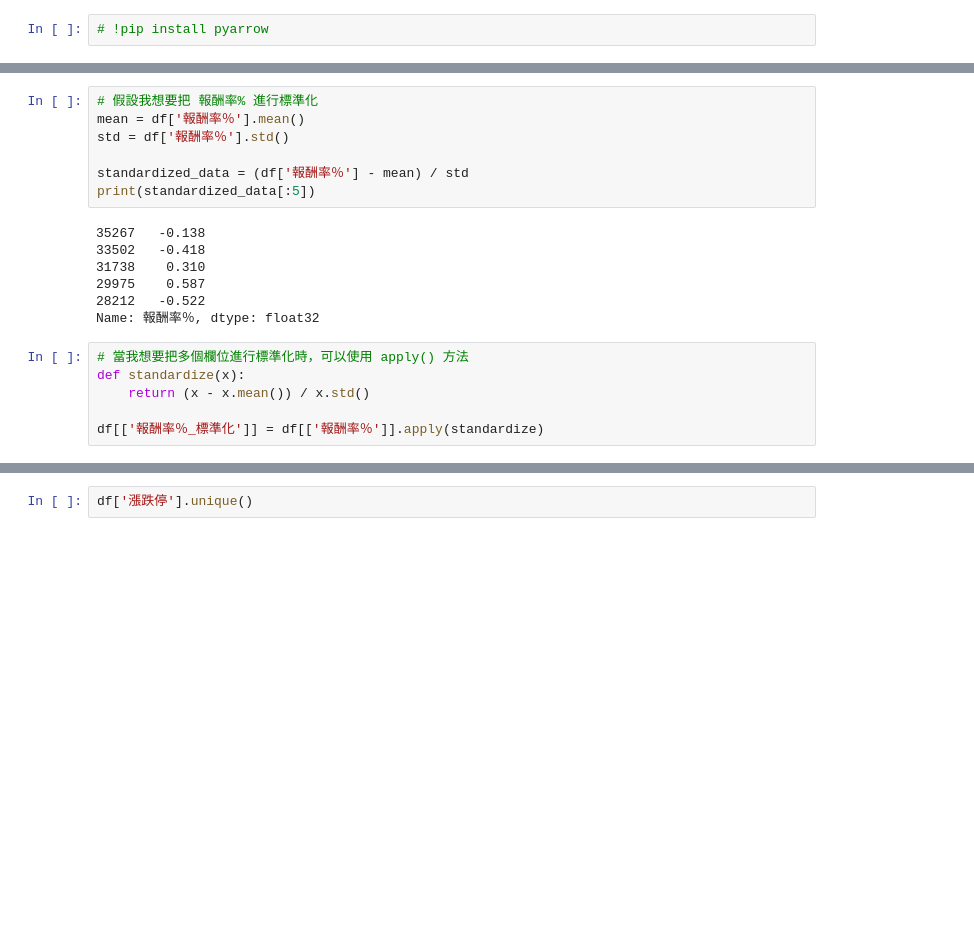
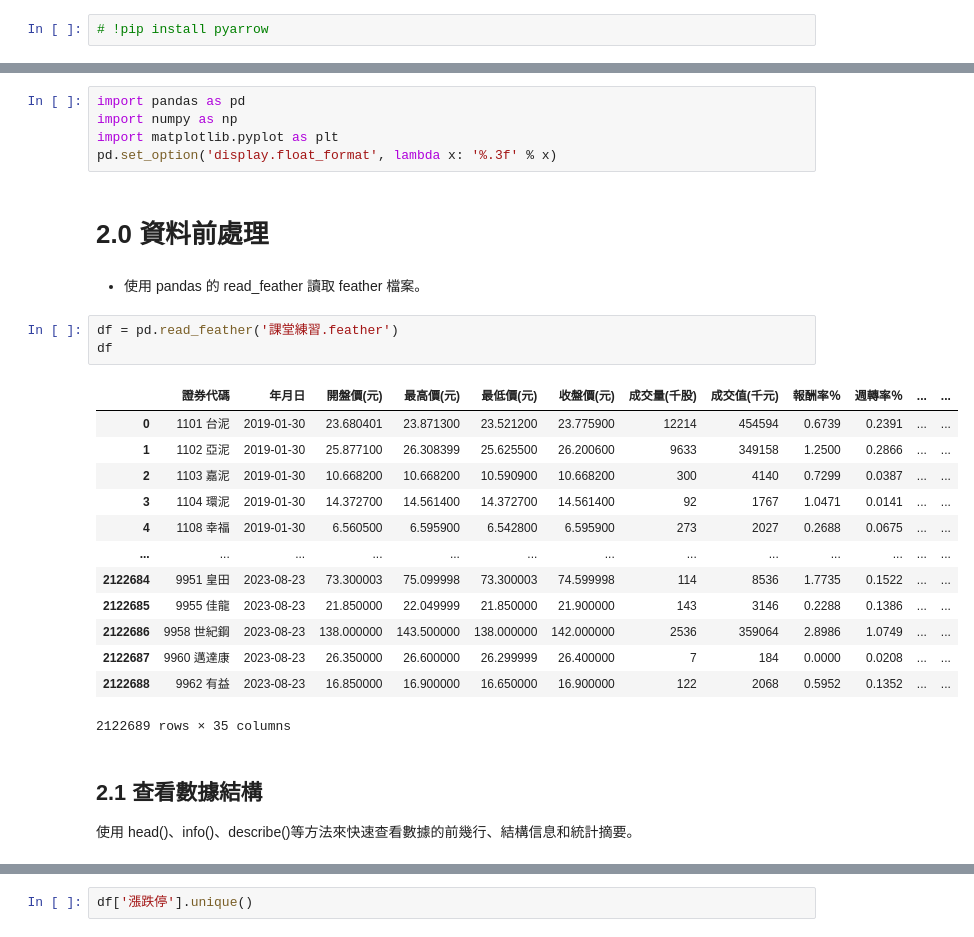
Before and after one commit to Wayne0807/FCU, a Jupyter notebook: 課堂練習.ipynb, the cells around one changed output, grey strips where cells are left out. Drawn from its saved outputs; the diff is of its cells as text; blank space fills up the shorter version.

```diff
--- a/course_Wayne.ipynb
+++ b/課堂練習.ipynb
@@ -438,20 +10,30 @@ df_no_duplicates
-# %%
-# 假設我想要把 報酬率% 進行標準化
-mean = df['報酬率％'].mean()
-std = df['報酬率％'].std()
-
-standardized_data = (df['報酬率％'] - mean) / std
-print(standardized_data[:5])
-# %% [output]
-35267   -0.138
-33502   -0.418
-31738    0.310
-29975    0.587
-28212   -0.522
-Name: 報酬率％, dtype: float32
-# %%
-# 當我想要把多個欄位進行標準化時，可以使用 apply() 方法
-def standardize(x):
-    return (x - x.mean()) / x.std()
-
-df[['報酬率％_標準化']] = df[['報酬率％']].apply(standardize)
+# %%
+import pandas as pd
+import numpy as np
+import matplotlib.pyplot as plt
+pd.set_option('display.float_format', lambda x: '%.3f' % x)
+# %% [markdown]
+# 2.0 資料前處理
+# %% [markdown]
+- 使用 pandas 的 read_feather 讀取 feather 檔案。
+# %%
+df = pd.read_feather('課堂練習.feather')
+df
+# %% [output]
+|  | 證券代碼 | 年月日 | 開盤價(元) | 最高價(元) | 最低價(元) | 收盤價(元) | 成交量(千股) | 成交值(千元) | 報酬率％ | 週轉率％ | ... | ... |
+| 0 | 1101 台泥 | 2019-01-30 | 23.680401 | 23.871300 | 23.521200 | 23.775900 | 12214 | 454594 | 0.6739 | 0.2391 | ... | ... |
+| 1 | 1102 亞泥 | 2019-01-30 | 25.877100 | 26.308399 | 25.625500 | 26.200600 | 9633 | 349158 | 1.2500 | 0.2866 | ... | ... |
+| 2 | 1103 嘉泥 | 2019-01-30 | 10.668200 | 10.668200 | 10.590900 | 10.668200 | 300 | 4140 | 0.7299 | 0.0387 | ... | ... |
+| 3 | 1104 環泥 | 2019-01-30 | 14.372700 | 14.561400 | 14.372700 | 14.561400 | 92 | 1767 | 1.0471 | 0.0141 | ... | ... |
+| 4 | 1108 幸福 | 2019-01-30 | 6.560500 | 6.595900 | 6.542800 | 6.595900 | 273 | 2027 | 0.2688 | 0.0675 | ... | ... |
+| ... | ... | ... | ... | ... | ... | ... | ... | ... | ... | ... | ... | ... |
+| 2122684 | 9951 皇田 | 2023-08-23 | 73.300003 | 75.099998 | 73.300003 | 74.599998 | 114 | 8536 | 1.7735 | 0.1522 | ... | ... |
+| 2122685 | 9955 佳龍 | 2023-08-23 | 21.850000 | 22.049999 | 21.850000 | 21.900000 | 143 | 3146 | 0.2288 | 0.1386 | ... | ... |
+| 2122686 | 9958 世紀鋼 | 2023-08-23 | 138.000000 | 143.500000 | 138.000000 | 142.000000 | 2536 | 359064 | 2.8986 | 1.0749 | ... | ... |
+| 2122687 | 9960 邁達康 | 2023-08-23 | 26.350000 | 26.600000 | 26.299999 | 26.400000 | 7 | 184 | 0.0000 | 0.0208 | ... | ... |
+| 2122688 | 9962 有益 | 2023-08-23 | 16.850000 | 16.900000 | 16.650000 | 16.900000 | 122 | 2068 | 0.5952 | 0.1352 | ... | ... |
+2122689 rows × 35 columns
+# %% [markdown]
+## 2.1 查看數據結構
+
+使用 head()、info()、describe()等方法來快速查看數據的前幾行、結構信息和統計摘要。
```
Also changed, not shown: parts of 89 cells of this notebook, 2 other files.
